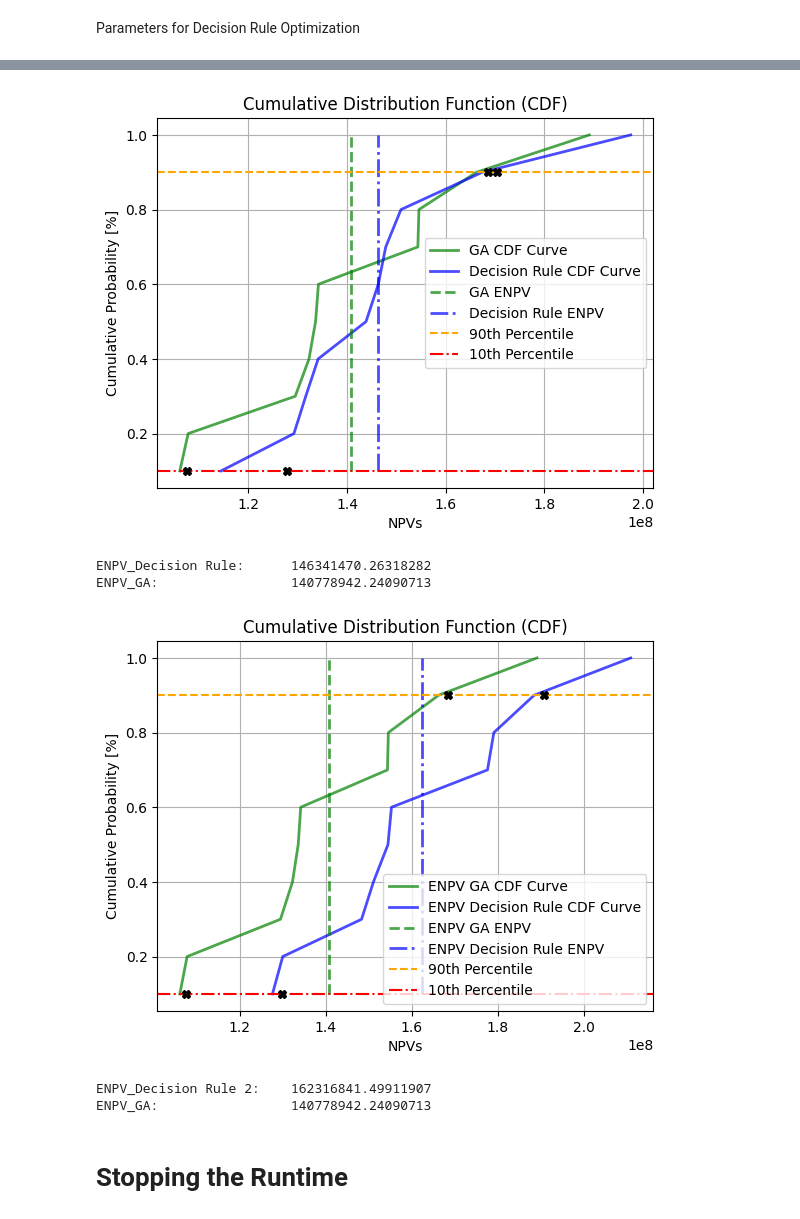
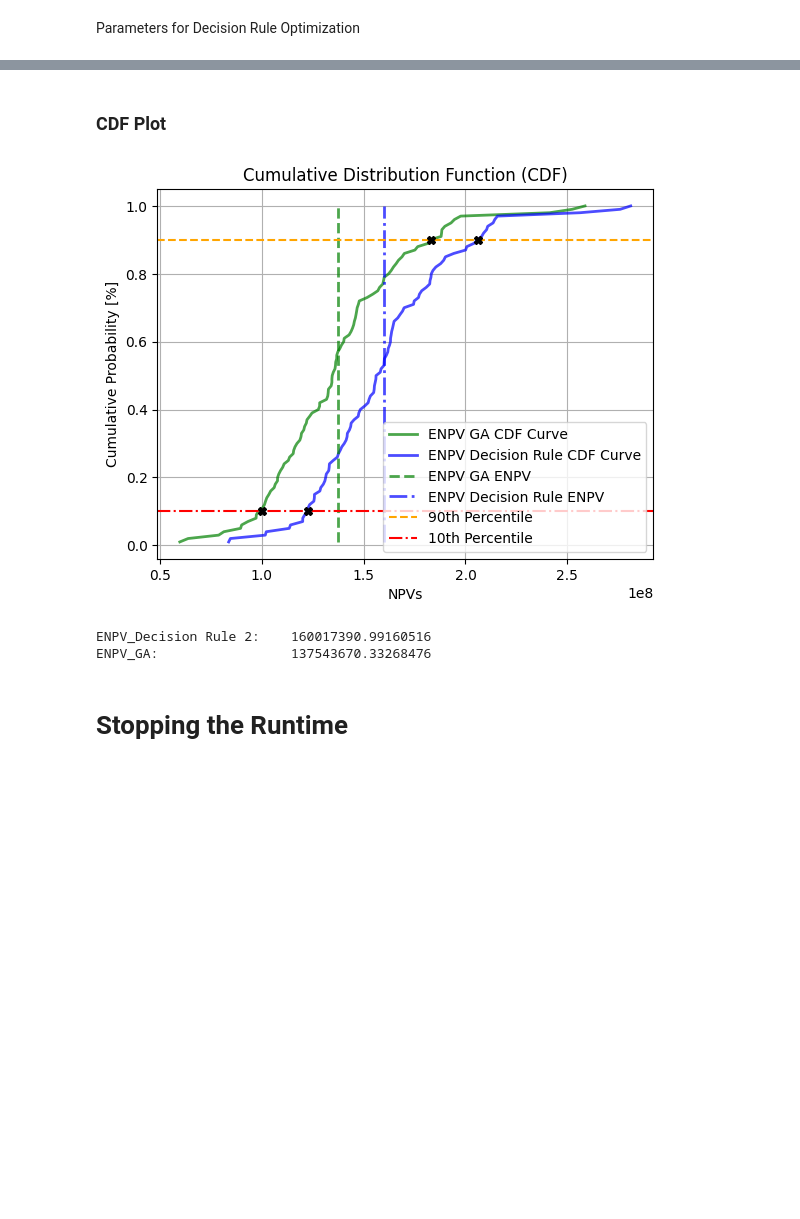
Before and after one commit to Oli767/Masterthesis, a Jupyter notebook: MT.ipynb, the cells around one changed output, grey strips where cells are left out. Drawn from its saved outputs; the diff is of its cells as text; code cells hidden in the pictures; blank space fills up the shorter version.

```diff
--- a/MT.ipynb
+++ b/MT.ipynb
@@ -84,7 +84,7 @@ Param = {
     "Dt0": 25000000,  # Demand at t0
     "dt": 1,  # Steptime in Years
     "Fth": 20,  # Time Horizon of Forecasts in Steptime
-    "No_Forecasts": 10,  # Number of Forecasts
+    "No_Forecasts": 100,  # Number of Forecasts
     "No_Forecasts_plot": 100,  # Number of Forecasts to be plotted
     "mu": 0.042754330256447565,  # Average Demand growth per year
     "sigma": 0.05813761525452841,  # Volatility of Demand development per year
@@ -490,4 +426,9 @@ fn.Scenario_plot(
 # %%
-NPV_Decision2 = fn.NPV_calculation(
-    Param, delta_K_Jet2, delta_K_LH2, d_ATM_mix, S_value_matrix, Shock_Scenarios
+NPV_Decision = fn.NPV_calculation(
+    Param,
+    delta_K_Jet_Decision,
+    delta_K_LH_Decision,
+    d_ATM_mix,
+    S_value_matrix,
+    Shock_Scenarios,
 )
@@ -577,26 +434,0 @@ Optimal Condition LH2:  4
-# %%
-delta_K_Jet_flex = fn.Decision_Rule(
-    Param, Param["K0"], d_ATM_Jet, ENPV_Decision[1], ENPV_Decision[2]
-)
-delta_K_LH_flex = fn.Decision_Rule(
-    Param, Param["K0_LH"], d_ATM_LH, ENPV_Decision[3], ENPV_Decision[4]
-)
-delta_K_flex = delta_K_Jet_flex + delta_K_LH_flex
-
-NPV_Decision = fn.NPV_calculation(
-    Param,
-    delta_K_Jet_flex,
-    delta_K_LH_flex,
-    d_ATM_mix,
-    S_value_matrix,
-    Shock_Scenarios,
-)
-
-ENPV_Decision = fn.ENPV_calculation(
-    Param,
-    delta_K_Jet_flex,
-    delta_K_LH_flex,
-    d_ATM_mix,
-    S_value_matrix,
-    Shock_Scenarios,
-)
@@ -634,22 +435,18 @@ fn.Scenario_plot(Param, d_ATM_LH, True, "Flex Output Total", "Capacity K")
+# %% [markdown]
+### CDF Plot
 # %%
-fn.CDF_Plot(NPV_GA, NPV_Decision, "GA", "Decision Rule")
-print("ENPV_Decision Rule: \t", np.mean(NPV_Decision))
-print("ENPV_GA: \t\t", np.mean(NPV_GA))
 fn.CDF_Plot(
     NPV_GA,
-    NPV_Decision2,
+    NPV_Decision,
     "ENPV GA",
     "ENPV Decision Rule",
 )
-print("ENPV_Decision Rule 2: \t", np.mean(NPV_Decision2))
+print("ENPV_Decision Rule 2: \t", np.mean(NPV_Decision))
 print("ENPV_GA: \t\t", np.mean(NPV_GA))
 # %% [output]
-[figure, old version]
+[figure, new version]
-ENPV_Decision Rule:      146341470.26318282
-ENPV_GA:                 140778942.24090713
+ENPV_Decision Rule 2:    160017390.99160516
+ENPV_GA:                 137543670.33268476
-[figure, removed]
-ENPV_Decision Rule 2:    162316841.49911907
-ENPV_GA:                 140778942.24090713
 # %% [markdown]
 # Stopping the Runtime
 # %%
```
Also changed, not shown: parts of 24 cells of this notebook, 1 other file.
